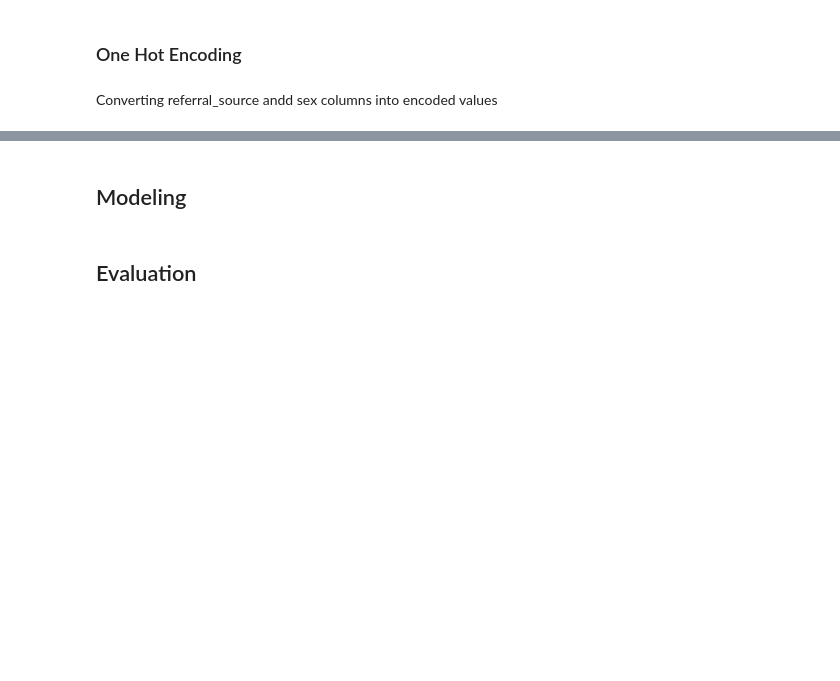
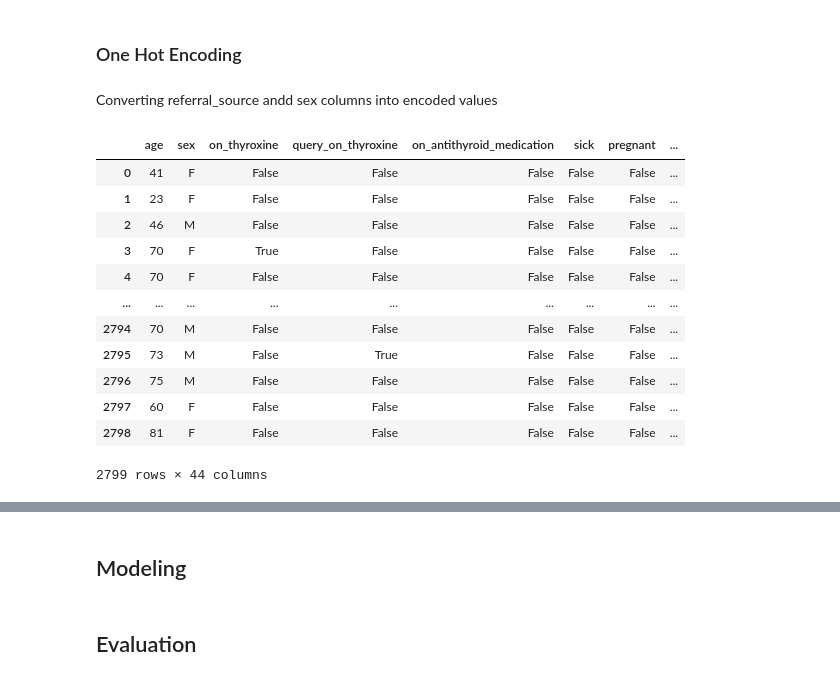
Before and after one commit to dflin96/UChicago-ADSP-31009-ON1-Machine-Learning-Predictive-Analytics-FnalProject-ThyroidDisease, a Jupyter notebook: ThyroidDisease.ipynb, the cells around one changed output, grey strips where cells are left out. Saved outputs shown, nothing was run; the diff lists cells and outputs as text; code cells hidden in the pictures; blank space fills up the shorter version.

```diff
--- a/ThyroidDisease.ipynb
+++ b/ThyroidDisease.ipynb
@@ -871,3 +948,35 @@ assert df.shape[0] == num_observation - 1
 ### One Hot Encoding
 # %% [markdown]
 Converting referral_source andd sex columns into encoded values
+# %%
+column_names_using_one_hot = ['sex', 'referral_source']
+
+one_hot_encoder = OneHotEncoder(sparse_output=False)
+# Iterate through columns to create one-hot encoded values for categorical columns
+for column_name_using_one_hot in column_names_using_one_hot:
+    # Transform categorical columns into one-hot
+    one_hot_encoded = one_hot_encoder.fit_transform(df[[column_name_using_one_hot]])
+    # Retreive back the column name
+    column_name = one_hot_encoder.get_feature_names_out([column_name_using_one_hot])
+    # Create a dataFrame that stores the one-hot-encoded value
+    one_hot_df = pd.DataFrame(one_hot_encoded, columns=column_name)
+    # Add one-hot-encoded columns to the original dataframe
+    df = pd.concat([df, one_hot_df], axis=1)
+
+
+# Drop original columns in the dataframe
+df.drop(labels=column_names_using_one_hot, axis=1, inplace=True)
+# %% [output]
+|  | age | sex | on_thyroxine | query_on_thyroxine | on_antithyroid_medication | sick | pregnant | ... |
+| 0 | 41 | F | False | False | False | False | False | ... |
+| 1 | 23 | F | False | False | False | False | False | ... |
+| 2 | 46 | M | False | False | False | False | False | ... |
+| 3 | 70 | F | True | False | False | False | False | ... |
+| 4 | 70 | F | False | False | False | False | False | ... |
+| ... | ... | ... | ... | ... | ... | ... | ... | ... |
+| 2794 | 70 | M | False | False | False | False | False | ... |
+| 2795 | 73 | M | False | True | False | False | False | ... |
+| 2796 | 75 | M | False | False | False | False | False | ... |
+| 2797 | 60 | F | False | False | False | False | False | ... |
+| 2798 | 81 | F | False | False | False | False | False | ... |
+2799 rows × 44 columns
```
Also changed, not shown: parts of 19 cells of this notebook.
